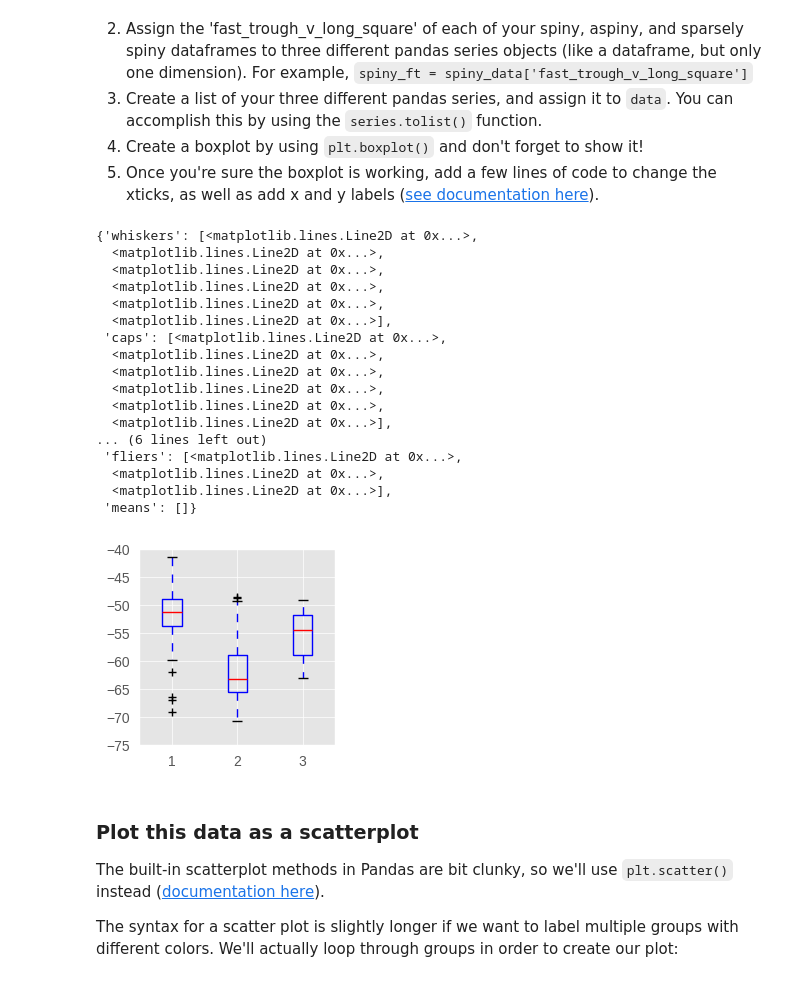
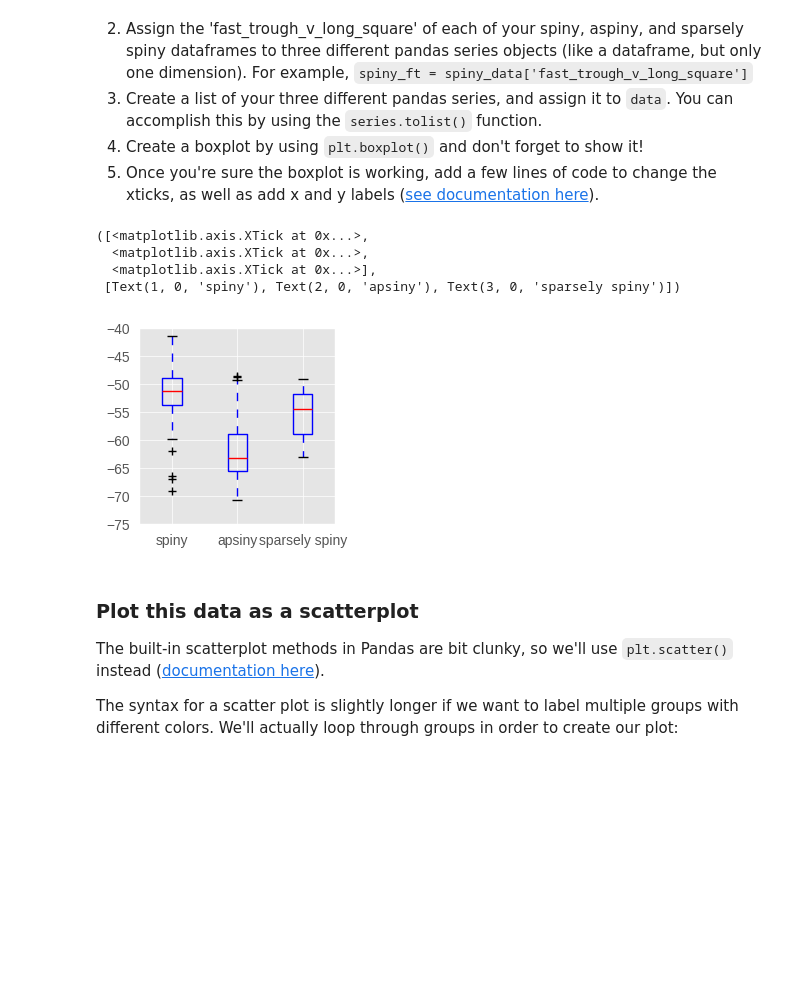
Before and after one commit to nellyfadil/Neuro-265, a Jupyter notebook: 02_27_23.ipynb, the cells around one changed output. Saved outputs shown, nothing was run; the diff lists cells and outputs as text; code cells hidden in the pictures; blank space fills up the shorter version.

```diff
--- a/02_27_23.ipynb
+++ b/02_27_23.ipynb
@@ -228,34 +228,22 @@ Let's choose one of these columns and plot a boxplot. We'll do this with a call
 # %%
 # Your code here!
 spiny_data = human_ephys_df[human_ephys_df['dendrite_type']=='spiny']
 aspiny_data = human_ephys_df[human_ephys_df['dendrite_type']=='aspiny']
 sparsely_spiny_data = human_ephys_df[human_ephys_df['dendrite_type']=='sparsely spiny']
 
 spiny_ft = spiny_data['fast_trough_v_long_square']
 aspiny_ft = aspiny_data['fast_trough_v_long_square']
 sparsely_spiny_ft = sparsely_spiny_data['fast_trough_v_long_square']
 
 data=spiny_ft.tolist(),aspiny_ft.tolist(),sparsely_spiny_ft.tolist()
 plt.boxplot(data)
+plt.xticks([1,2,3],['spiny', 'apsiny', 'sparsely spiny'])
 # %% [output]
-{'whiskers': [<matplotlib.lines.Line2D at 0x...>,
-  <matplotlib.lines.Line2D at 0x...>,
-  <matplotlib.lines.Line2D at 0x...>,
-  <matplotlib.lines.Line2D at 0x...>,
-  <matplotlib.lines.Line2D at 0x...>,
-  <matplotlib.lines.Line2D at 0x...>],
- 'caps': [<matplotlib.lines.Line2D at 0x...>,
-  <matplotlib.lines.Line2D at 0x...>,
-  <matplotlib.lines.Line2D at 0x...>,
-  <matplotlib.lines.Line2D at 0x...>,
-  <matplotlib.lines.Line2D at 0x...>,
-  <matplotlib.lines.Line2D at 0x...>],
-... (6 lines left out)
- 'fliers': [<matplotlib.lines.Line2D at 0x...>,
-  <matplotlib.lines.Line2D at 0x...>,
-  <matplotlib.lines.Line2D at 0x...>],
- 'means': []}
+([<matplotlib.axis.XTick at 0x...>,
+  <matplotlib.axis.XTick at 0x...>,
+  <matplotlib.axis.XTick at 0x...>],
+ [Text(1, 0, 'spiny'), Text(2, 0, 'apsiny'), Text(3, 0, 'sparsely spiny')])
-[figure, old version]
+[figure, new version]
 # %% [markdown]
 ### Plot this data as a scatterplot
 
```
